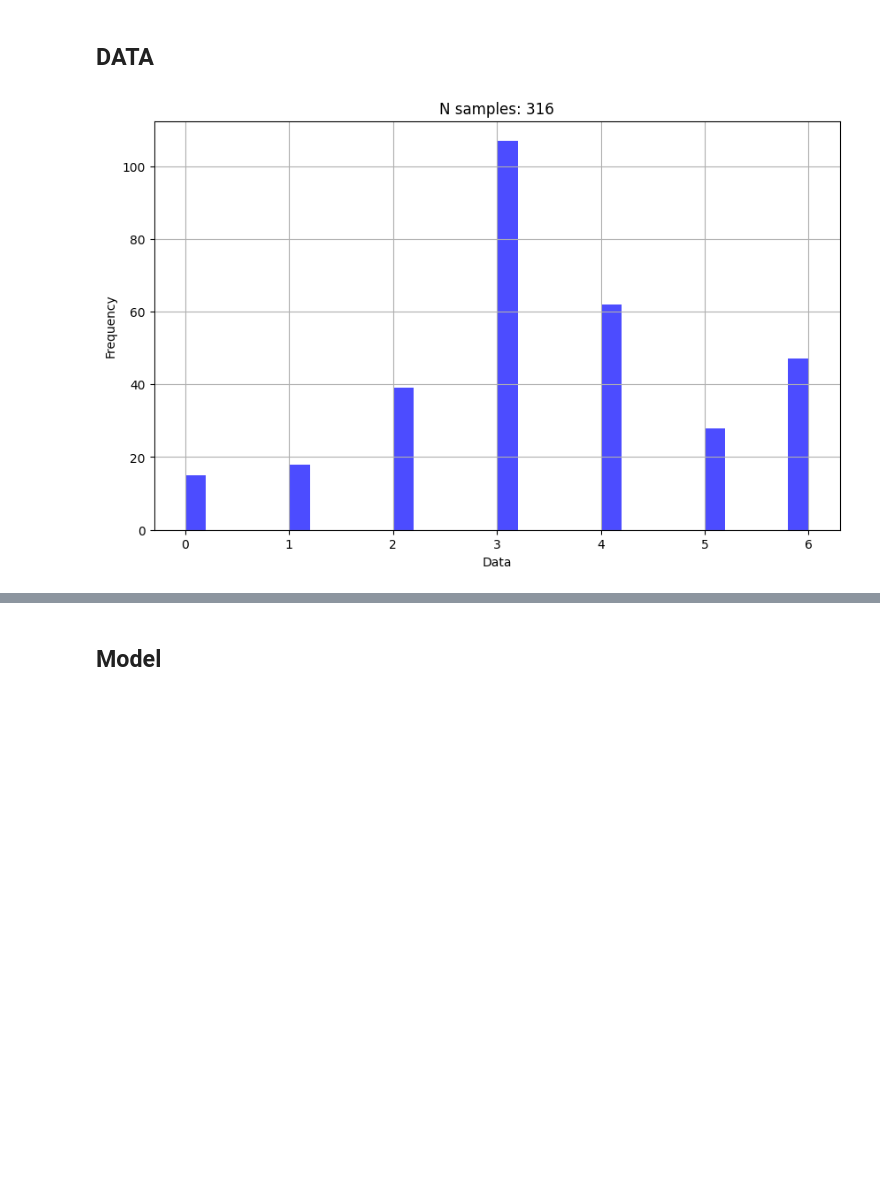
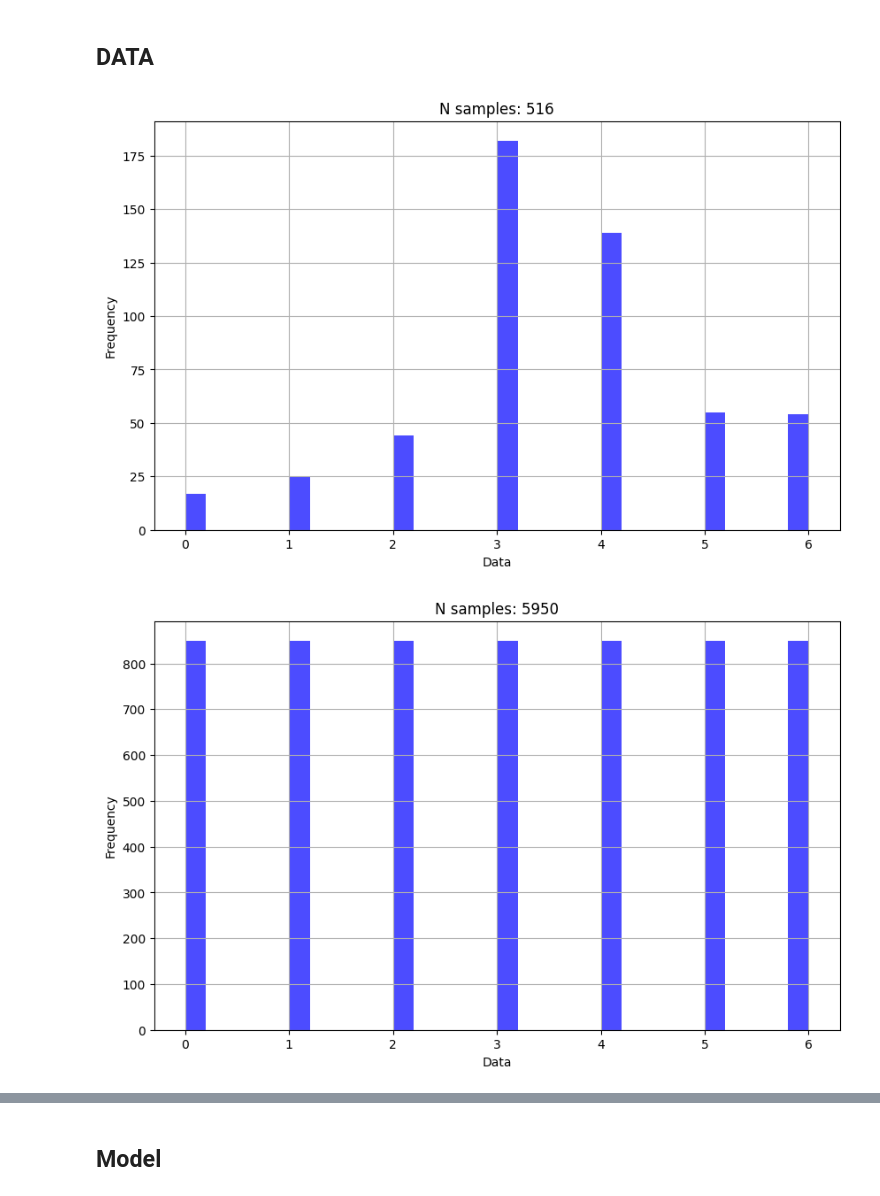
Before and after one commit to avantipova/oasisnn, a Jupyter notebook: dev/bahdanaudec_1.ipynb, the cells around one changed output, grey strips where cells are left out. Saved outputs shown, nothing was run; the diff lists cells and outputs as text; code cells hidden in the pictures; blank space fills up the shorter version.

```diff
--- a/dev/bahdanaudec_1.ipynb
+++ b/dev/bahdanaudec_1.ipynb
@@ -250,19 +252,23 @@ subject = 0
 dataset = EpochsDataset.load(f'../data/{kind}_{subject}.pt')
 train, test = torch.utils.data.random_split(dataset, [.7, .3])
 # %%
-
+kind = 'valence'
 dataset1 = EpochsDataset.load(f'../data/{kind}_1.pt')
-dataset2 = EpochsDataset.load(f'../data/{kind}_10.pt')
-dataset3 = EpochsDataset.load(f'../data/{kind}_101.pt')
+# dataset2 = EpochsDataset.load(f'../data/{kind}_10.pt')
+# dataset3 = EpochsDataset.load(f'../data/{kind}_101.pt')
 dataset4 = EpochsDataset.load(f'../data/{kind}_0.pt')
-dataset = torch.utils.data.ConcatDataset([dataset1, dataset2, dataset3, dataset4])
+dataset = torch.utils.data.ConcatDataset([
+    dataset1,
+    # dataset2,
+    # dataset3,
+    dataset4
+])
 train, test = torch.utils.data.random_split(dataset, [.7, .3])
 # %%
-from utils.viz import plot_distribution
-from deepmeg.preprocessing.transforms import one_hot_decoder
+
 
 X, Y = next(iter(DataLoader(dataset, len(dataset))))
 
 fig = plot_distribution(one_hot_decoder(Y), title=f'N samples: {len(dataset)}')
 # %% [output]
-[figure, old version]
+[figure, new version]
@@ -268,0 +277,8 @@ fig = plot_distribution(one_hot_decoder(Y), title=f'N samples: {len(dataset)}')
+# %%
+Y = np.load('/home/user/Downloads/y_balanced_valence_clean.npy')
+X = np.squeeze(np.load('/home/user/Downloads/X_balanced_valence_time_clean.npy'))
+dataset = EpochsDataset((X, Y), savepath='../datasets/valence_all')
+train, test = torch.utils.data.random_split(dataset, [.7, .3])
+fig = plot_distribution(one_hot_decoder(Y), title=f'N samples: {len(dataset)}')
+# %% [output]
+[figure, added]
```
Also changed, not shown: parts of 15 cells of this notebook, 1 other file.
